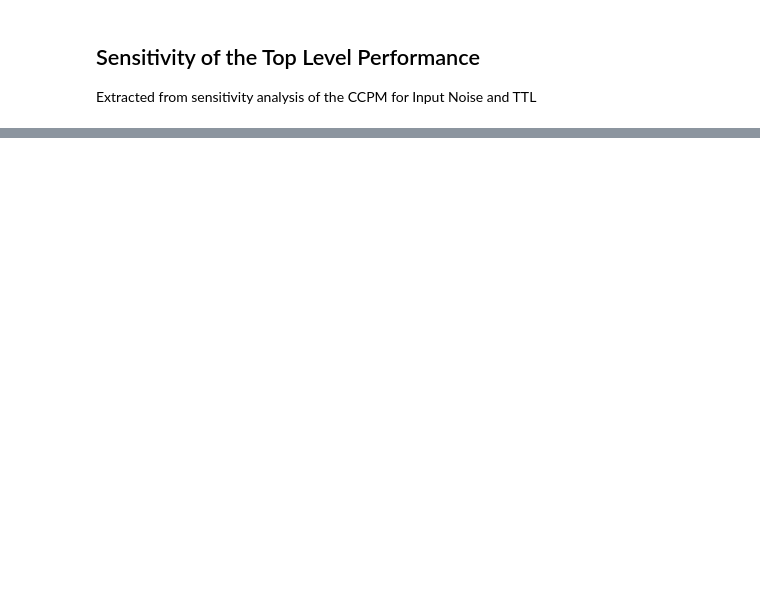
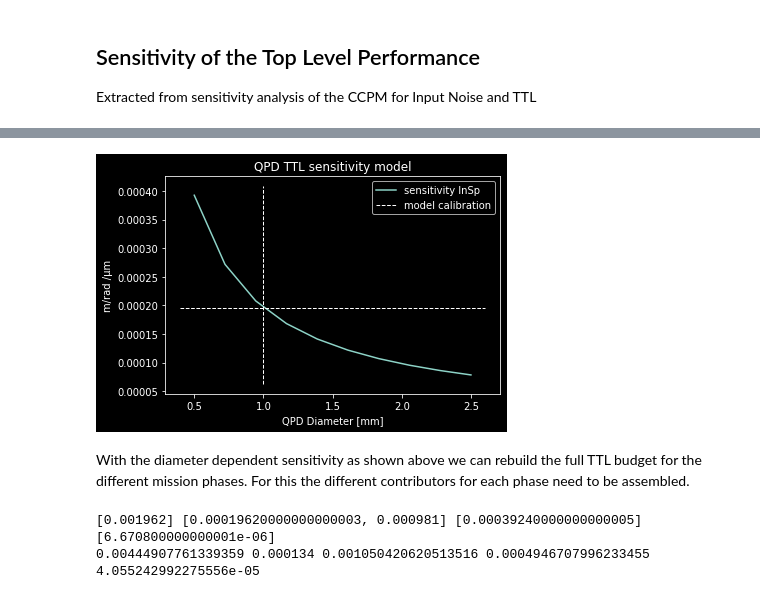
Before and after one commit to ejbfly/QPD, a Jupyter notebook: QPD_analysis.ipynb, the cells around one changed output, grey strips where cells are left out. Saved outputs shown, nothing was run; the diff lists cells and outputs as text; code cells hidden in the pictures; blank space fills up the shorter version.

```diff
--- a/QPD_analysis.ipynb
+++ b/QPD_analysis.ipynb
@@ -160,0 +226,80 @@ pyplot.show(performance_plot)
+# %%
+# Assumptions that need to be made:
+
+alignment_factor = 1
+slip_factor = 1
+thermal_factor = 1
+
+#QPD_lat_aligment_accuracy = alignment_factor *      10e-6 # QPD lateral alignment accuracy
+#QPD_long_aligment_accuracy = 2e-3 # QPD longitudinal alignment accuracy
+
+QPD_1mm_lat_sensitivity = 0.0001962 #m/rad/µm from EF analysis
+
+QPD_lat_sensitivity = lambda d: QPD_1mm_lat_sensitivity*(1.0/d)
+
+QPD_lat_coupling = lambda d, tol: QPD_lat_sensitivity(d)*tol
+
+QPD_lat_thermal_sensitivity = 0.1 #µm/K
+
+d_range = numpy.linspace(0.5,2.5,10)
+pyplot.figure
+pyplot.plot(d_range, [QPD_lat_sensitivity(d) for d in d_range], label = "sensitivity InSp")
+pyplot.title("QPD TTL sensitivity model")
+pyplot.xlabel("QPD Diameter [mm]")
+pyplot.ylabel("m/rad /µm")
+
+
+limits=pyplot.gca().get_ylim()
+pyplot.plot([1,1],limits, linestyle = "dashed", color="white", linewidth= 1)
+limits=pyplot.gca().get_xlim()
+pyplot.plot(limits, [QPD_1mm_lat_sensitivity, QPD_1mm_lat_sensitivity], linestyle = "dashed", color="white", label="model calibration", linewidth= 1)
+pyplot.legend()
+
+pyplot.show()
+# %% [output]
+[figure, added]
+# %% [markdown]
+With the diameter dependent sensitivity as shown above we can rebuild the full TTL budget for the different mission phases. For this the different contributors for each phase need to be assembled.
+# %%
+def AIVT_alignment(d,tol):
+    return QPD_lat_coupling(d, tol)
+
+def GTO_thermal(d,dT):
+    return QPD_lat_sensitivity(d)*QPD_lat_thermal_sensitivity*dT
+
+def GTO_hysteresis(d,tol):
+    return QPD_lat_coupling(d, tol)
+
+def LongTerm_thermal(d, dT):
+    return QPD_lat_sensitivity(d)*QPD_lat_thermal_sensitivity*dT
+
+def ShortTerm_thermal(d, dT):
+    return QPD_lat_sensitivity(d)*QPD_lat_thermal_sensitivity*dT
+
+
+QPD_AIVT = lambda d: [AIVT_alignment(d,alignment_factor * 10)]
+QPD_GTO = lambda d:  [GTO_thermal(d, 10), GTO_hysteresis(d, slip_factor * 5)]
+QPD_LongTerm = lambda d: [LongTerm_thermal(d,thermal_factor *2)]
+QPD_ShortTerm = lambda d: [ShortTerm_thermal(d,thermal_factor * 3.4e-2)]
+
+
+def rss(elements: List)-> float:
+
+    return numpy.sqrt(numpy.sum([e**2 for e in elements]))
+
+
+
+print(QPD_AIVT(1), QPD_GTO(1), QPD_LongTerm(1), QPD_ShortTerm(1))
+
+RX_AIVT = lambda d:         rss([TTL_budgets["RX"]["AIVT"]]         + QPD_AIVT(d))
+RX_Calib = lambda d:        rss([TTL_budgets["RX"]["Calibration"]])
+RX_GTO = lambda d:          rss([TTL_budgets["RX"]["GTO"]]          + QPD_GTO(d))
+RX_LongTerm = lambda d:     rss([TTL_budgets["RX"]["LongTerm"]]     + QPD_LongTerm(d))
+RX_ShortTerm = lambda d:    rss([TTL_budgets["RX"]["ShortTerm"]]    + QPD_ShortTerm(d))
+
+print(RX_AIVT(1),RX_Calib(1), RX_GTO(1), RX_LongTerm(1), RX_ShortTerm(1))
+
+# THis has been checked against TTL STOP Model for d=1.0
+# %% [output]
+[0.001962] [0.00019620000000000003, 0.000981] [0.00039240000000000005] [6.670800000000001e-06]
+0.00444907761339359 0.000134 0.001050420620513516 0.0004946707996233455 4.055242992275556e-05
```
Also changed, not shown: parts of 27 cells of this notebook, 6 other files.
